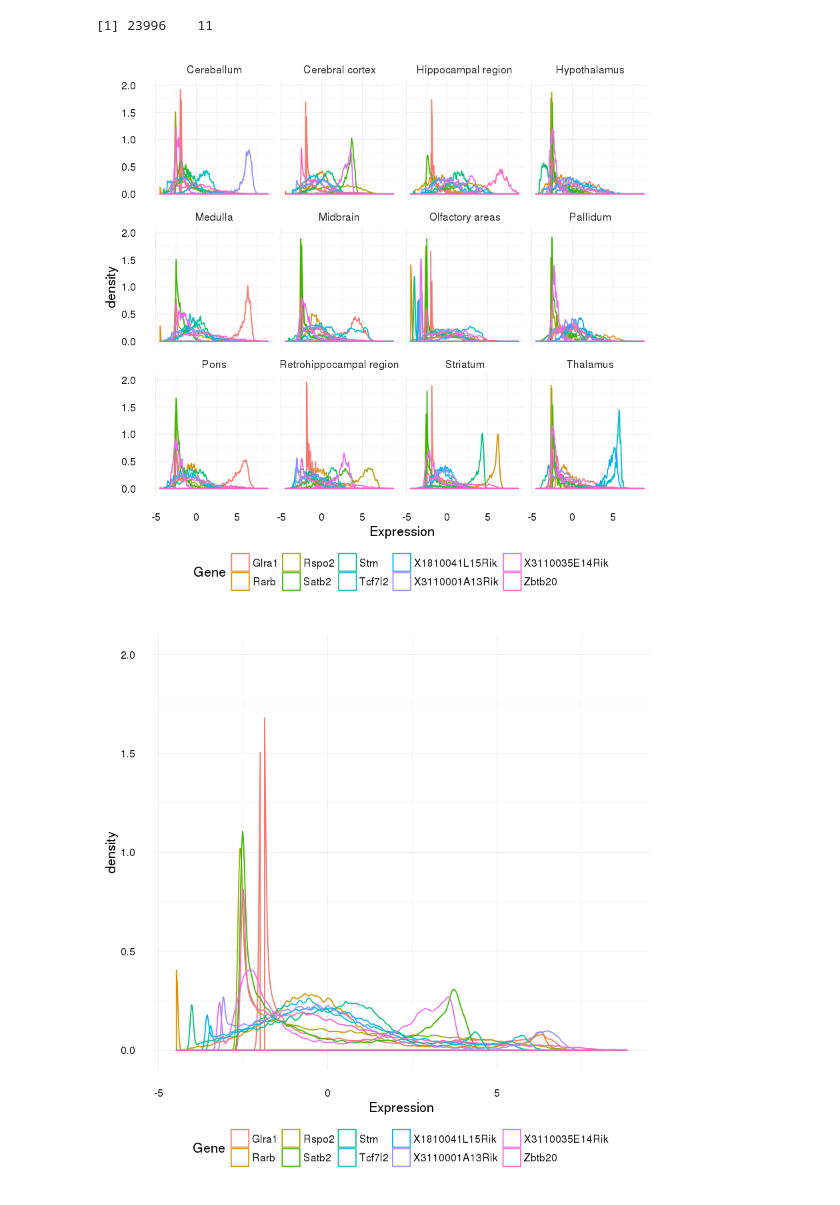
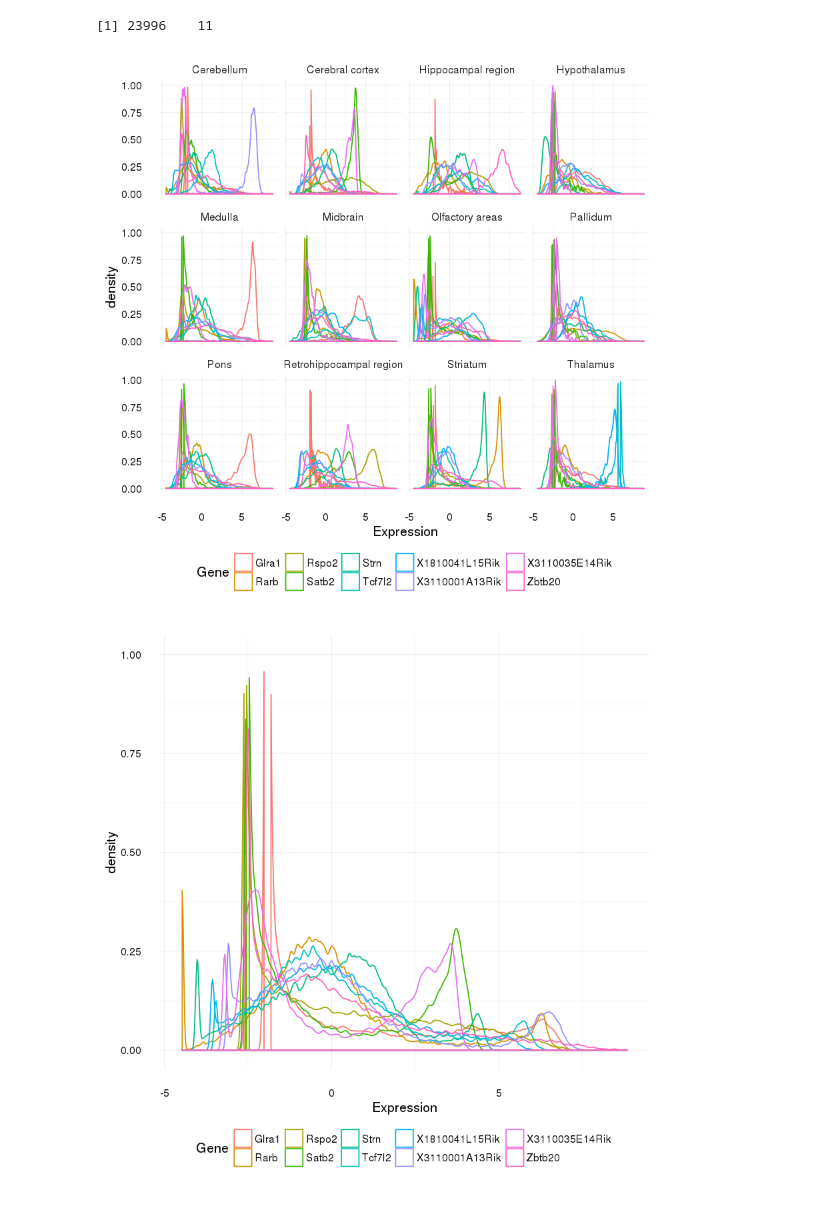
Before and after one commit to donovanr/shared_jupyter_notebooks, a Jupyter notebook: xgboost_example.ipynb, the cells around one changed output. Drawn from its saved outputs; the diff is of its cells as text; code cells hidden in the pictures.

Commit message:
fixed top genes plot again

```diff
--- a/xgboost_example.ipynb
+++ b/xgboost_example.ipynb
@@ -123,14 +126,14 @@ p <- ggplot(deg_df_tidy) +
     theme(legend.position = "bottom")
 # %%
 p2 <- p +
-    geom_density(aes(Expression, colour = Gene), adjust = 0.2) +
-    facet_wrap(~ Region) + ylim(0,2)
+    geom_density(aes(Expression, colour = Gene), adjust = 0.5) +
+    facet_wrap(~ Region) + ylim(0,1)
 p2
 # %% [output]
-[figure, old version]
+[figure, new version]
 # %%
 p3 <- p +
-    geom_density(aes(Expression, colour = Gene), adjust = 0.2) + ylim(0,2)
+    geom_density(aes(Expression, colour = Gene), adjust = 0.2) + ylim(0,1)
 p3
 # %% [output]
-[figure, old version]
+[figure, new version]
```
Also changed, not shown: parts of 1 cell of this notebook.
